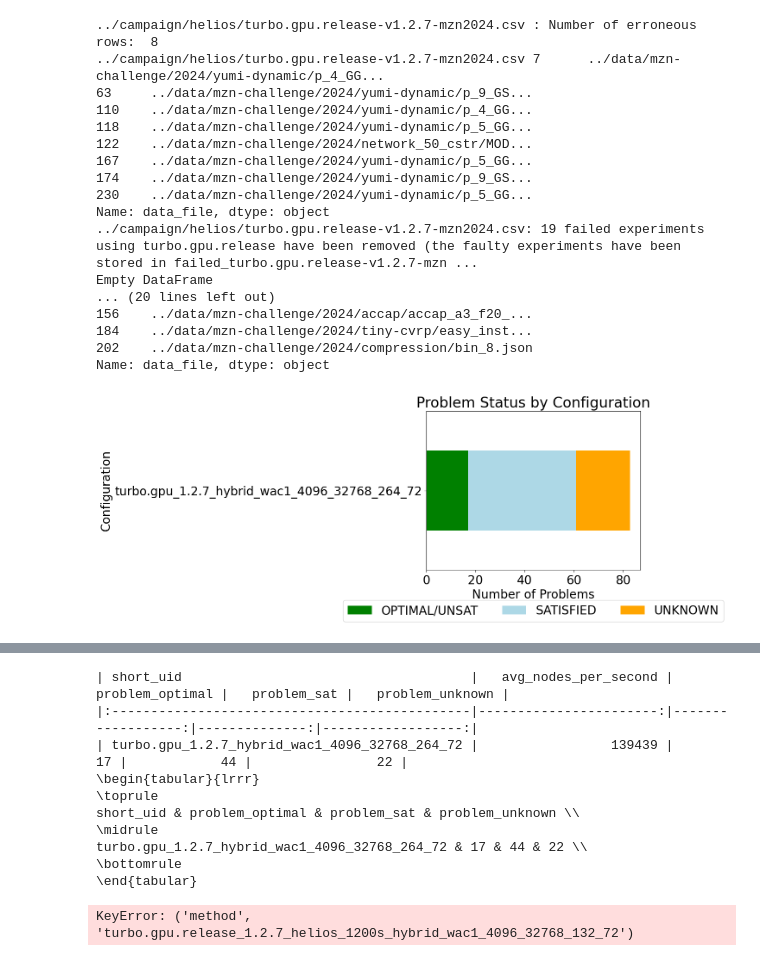
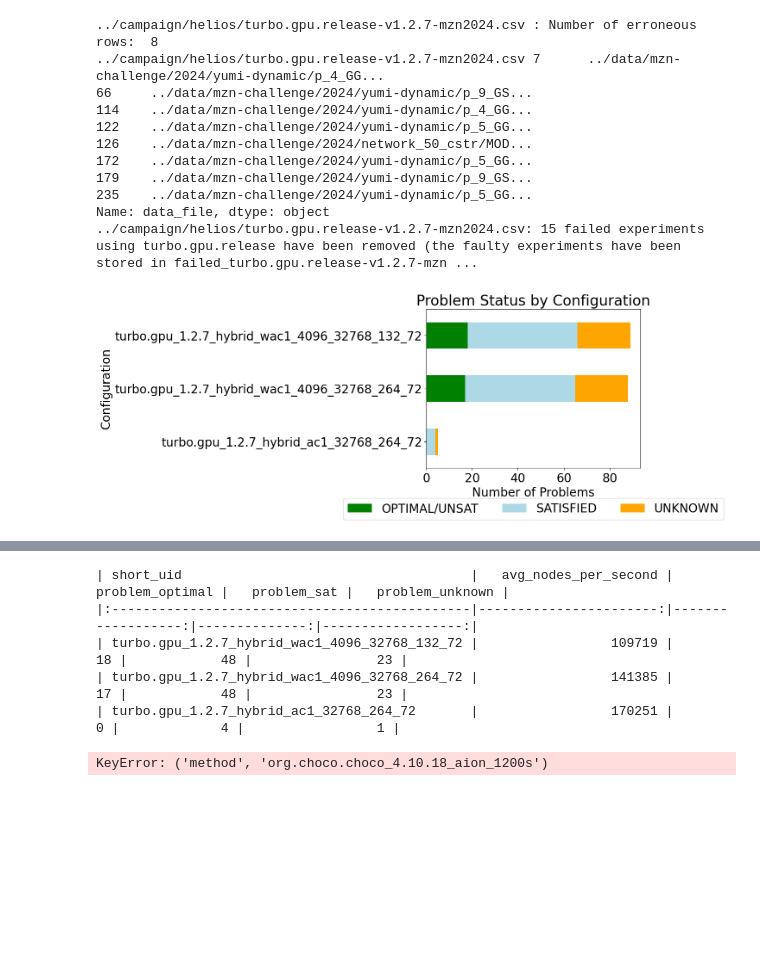
Before and after one commit to lattice-land/bench, a Jupyter notebook: benchmarks/analyzing/analysis.ipynb, the cells around one changed output, grey strips where cells are left out. Drawn from its saved outputs; the diff is of its cells as text; code cells hidden in the pictures; blank space fills up the shorter version.

```diff
--- a/benchmarks/analyzing/analysis.ipynb
+++ b/benchmarks/analyzing/analysis.ipynb
@@ -52,7 +52,7 @@ df = df[df['uid'] != "turbo.gpu.release_1.2.0_precision5820_300s_gpu_4096_64_glo
 df = df[df['short_uid'] != "turbo.gpu_1.2.7_hybrid_ac1_32768_132_72_disable_simplify_ipc"]
 df = df[df['short_uid'] != "turbo.gpu_1.2.7_hybrid_ac1_32768_132_72_disable_simplify"]
 df = df[df['short_uid'] != "turbo.gpu_1.2.7_hybrid_ac1_32768_132_72_force_ternarize_ipc"]
-df = df[df['short_uid'] != "turbo.gpu_1.2.7_hybrid_wac1_4096_32768_132_72"]
+# df = df[df['short_uid'] != "turbo.gpu_1.2.7_hybrid_wac1_4096_32768_132_72"]
 
 mzn_challenge = pd.read_csv("../benchmarking/mzn2024_noset.csv")
 mzn_challenge['model_data_file'] = mzn_challenge['model'] + ' - ' + mzn_challenge['data_file']
@@ -66,8 +66,6 @@ df = df[df['model_data_file'].isin(mzn_data)]
 # analysis.heatmap_operators(df)
 
 # df = analysis.intersect(df)
-
-print(df[(df["short_uid"] == "turbo.gpu_1.2.7_hybrid_wac1_4096_32768_264_72") & (df["memory_configuration"] == "store_shared")]['data_file'])
 
 # choco = analysis.read_experiments([
 #   "../campaign/aion/org.choco.choco-v4.10.18-mzn2024.csv"
@@ -90,47 +88,41 @@ analysis.plot_overall_result(df)
 # display(HTML(analysis.metrics_table(df[df['mzn_solver'].str.startswith("turbo")]).to_html()))
 metrics = analysis.metrics_table(df)
 display(HTML(metrics.to_html()))
 # print(metrics[metrics['short_uid'] != "turbo.gpu_1.2.7_hybrid_wac1_4096_32768_264_72"][['short_uid', 'avg_nodes_per_second','median_nodes_per_second','avg_fp_iterations_per_second','median_fp_iterations_per_second', 'avg_propagator_mem_mb', 'median_propagator_mem_mb', 'avg_store_mem_kb', 'median_store_mem_kb', 'problem_with_store_shared', 'problem_with_props_shared']].T.to_latex(index=True))
 
 sorted_metrics = metrics.sort_values(by=['problem_optimal', 'problem_sat', 'avg_nodes_per_second', 'version'], ascending=[False, False, False, True])
 print(sorted_metrics[['short_uid','avg_nodes_per_second','problem_optimal', 'problem_sat', 'problem_unknown']].to_markdown(index=False))
-print(sorted_metrics[['short_uid','problem_optimal', 'problem_sat', 'problem_unknown']].to_latex(index=False))
+# print(sorted_metrics[['short_uid','problem_optimal', 'problem_sat', 'problem_unknown']].to_latex(index=False))
 
 # analysis.plot_time_distribution("hybrid264-wac1-4096-sub15", df[df['uid'] == "turbo.gpu.release_1.2.7_helios_1200s_hybrid_wac1_4096_32768_264_72"])
 
 # analysis.comparison_table_md(df, "turbo.gpu.release_1.2.4_precision5820_300s_hybrid_ac1_4096_128_10", "turbo.gpu.release_1.2.5_precision5820_300s_hybrid_ac1_4096_128_10")
 
 # print(analysis.list_problem_where_leq(df, "nodes", "turbo.gpu.release_1.2.0_precision5820_300s_4096_64_256", "turbo.gpu.release_1.2.1_precision5820_300s_4096_64_1024"))
 
 p = analysis.compare_solvers_pie_chart(df, "turbo.gpu.release_1.2.7_helios_1200s_hybrid_wac1_4096_32768_132_72", "org.choco.choco_4.10.18_aion_1200s", "TNC", "Choco")
 # print(p[p['Comparison'] == 'Error'])
 p = analysis.compare_solvers_pie_chart(df, "turbo.gpu.release_1.2.7_helios_1200s_hybrid_wac1_4096_32768_132_72", "org.choco.choco_4.10.18_aion_1200s_free", "TNC", "Choco (free)")
 p = analysis.compare_solvers_pie_chart(df, "turbo.gpu.release_1.2.7_helios_1200s_hybrid_wac1_4096_32768_132_72", "org.choco.choco_4.10.18_aion_1200s_64threads_64cores", "TNC", "Choco (64 threads)")
 # p = analysis.compare_solvers_pie_chart(df, "turbo.gpu.release_1.2.7_helios_1200s_hybrid_wac1_4096_32768_264_72", "org.choco.choco_4.10.18_aion_1200s_64threads_64cores")
 p = analysis.compare_solvers_pie_chart(df, "turbo.gpu.release_1.2.7_helios_1200s_hybrid_wac1_4096_32768_132_72", "com.google.ortools.sat_9.9_aion_1200s", "TNC", "OR-Tools")
 p = analysis.compare_solvers_pie_chart(df, "turbo.gpu.release_1.2.7_helios_1200s_hybrid_wac1_4096_32768_132_72", "com.google.ortools.sat_9.9_aion_1200s_64threads_64cores", "TNC", "OR-Tools (64 threads)")
 # print(p[p['Comparison'] == 'turbo.gpu.release_1.2.7_helios_1200s_hybrid_wac1_4096_32768_264_72 better'])
 
 # p = analysis.compare_solvers_pie_chart(df, "turbo.gpu.release_1.2.6_helios_1200s_hybrid_wac1_4096_32768_264_72", "turbo.gpu.release_1.2.6_helios_1200s_hybrid_wac1_4096_131072_264_72")
 # print(p[p['Comparison'] == 'Error'])
 # print(p[p['Comparison'] == 'turbo.gpu.release_1.2.5_precision5820_300s_hybrid_ac1_4096_128_10 better'])
 # %% [output]
 ../campaign/helios/turbo.gpu.release-v1.2.7-mzn2024.csv : Number of erroneous rows:  8
 ../campaign/helios/turbo.gpu.release-v1.2.7-mzn2024.csv 7      ../data/mzn-challenge/2024/yumi-dynamic/p_4_GG...
-63     ../data/mzn-challenge/2024/yumi-dynamic/p_9_GS...
-110    ../data/mzn-challenge/2024/yumi-dynamic/p_4_GG...
-118    ../data/mzn-challenge/2024/yumi-dynamic/p_5_GG...
-122    ../data/mzn-challenge/2024/network_50_cstr/MOD...
-167    ../data/mzn-challenge/2024/yumi-dynamic/p_5_GG...
-174    ../data/mzn-challenge/2024/yumi-dynamic/p_9_GS...
-230    ../data/mzn-challenge/2024/yumi-dynamic/p_5_GG...
+66     ../data/mzn-challenge/2024/yumi-dynamic/p_9_GS...
+114    ../data/mzn-challenge/2024/yumi-dynamic/p_4_GG...
+122    ../data/mzn-challenge/2024/yumi-dynamic/p_5_GG...
+126    ../data/mzn-challenge/2024/network_50_cstr/MOD...
+172    ../data/mzn-challenge/2024/yumi-dynamic/p_5_GG...
+179    ../data/mzn-challenge/2024/yumi-dynamic/p_9_GS...
+235    ../data/mzn-challenge/2024/yumi-dynamic/p_5_GG...
 Name: data_file, dtype: object
-../campaign/helios/turbo.gpu.release-v1.2.7-mzn2024.csv: 19 failed experiments using turbo.gpu.release have been removed (the faulty experiments have been stored in failed_turbo.gpu.release-v1.2.7-mzn ...
-Empty DataFrame
-... (20 lines left out)
-156    ../data/mzn-challenge/2024/accap/accap_a3_f20_...
-184    ../data/mzn-challenge/2024/tiny-cvrp/easy_inst...
-202    ../data/mzn-challenge/2024/compression/bin_8.json
-Name: data_file, dtype: object
+../campaign/helios/turbo.gpu.release-v1.2.7-mzn2024.csv: 15 failed experiments using turbo.gpu.release have been removed (the faulty experiments have been stored in failed_turbo.gpu.release-v1.2.7-mzn ...
-[figure, old version]
+[figure, new version]
 |  | uid | version | machine | short_uid | avg_nodes_per_second | median_nodes_per_second | ... |
@@ -138,11 +132,6 @@ Name: data_file, dtype: object
 | short_uid                                     |   avg_nodes_per_second |   problem_optimal |   problem_sat |   problem_unknown |
 |:----------------------------------------------|-----------------------:|------------------:|--------------:|------------------:|
-| turbo.gpu_1.2.7_hybrid_wac1_4096_32768_264_72 |                 139439 |                17 |            44 |                22 |
-\begin{tabular}{lrrr}
-\toprule
-short_uid & problem_optimal & problem_sat & problem_unknown \\
-\midrule
-turbo.gpu_1.2.7_hybrid_wac1_4096_32768_264_72 & 17 & 44 & 22 \\
-\bottomrule
-\end{tabular}
+| turbo.gpu_1.2.7_hybrid_wac1_4096_32768_132_72 |                 109719 |                18 |            48 |                23 |
+| turbo.gpu_1.2.7_hybrid_wac1_4096_32768_264_72 |                 141385 |                17 |            48 |                23 |
+| turbo.gpu_1.2.7_hybrid_ac1_32768_264_72       |                 170251 |                 0 |             4 |                 1 |
-KeyError: ('method', 'turbo.gpu.release_1.2.7_helios_1200s_hybrid_wac1_4096_32768_132_72')
+KeyError: ('method', 'org.choco.choco_4.10.18_aion_1200s')
```
Also changed, not shown: parts of 1 cell of this notebook, 1 other file.
